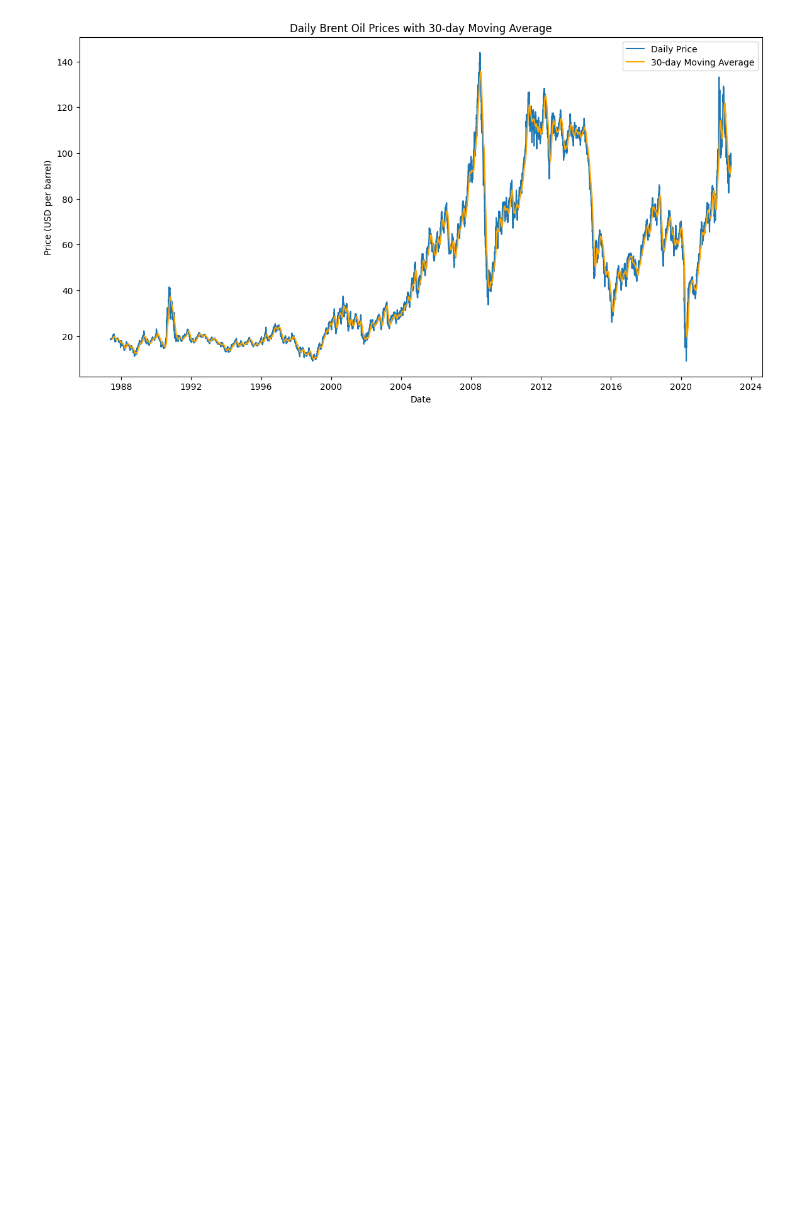
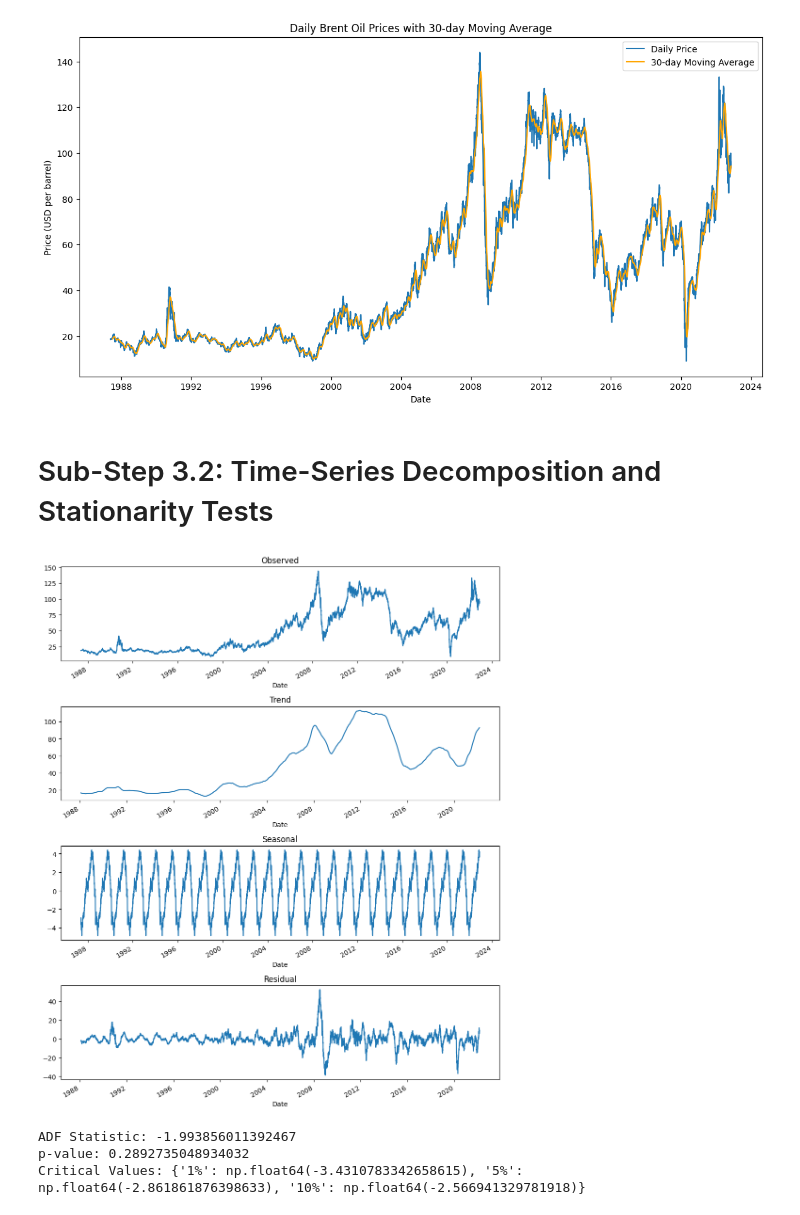
Before and after one commit to Birkity/birhan-energies-oil-price-analysis, a Jupyter notebook: notebooks/task_1.ipynb, the cells around one changed output. Saved outputs shown, nothing was run; the diff lists cells and outputs as text; code cells hidden in the pictures; blank space fills up the shorter version.

Commit message:
Decompose time series and conduct stationarity test on Brent oil prices data

```diff
--- a/notebooks/task_1.ipynb
+++ b/notebooks/task_1.ipynb
@@ -105,3 +105,28 @@ plt.legend()
 plt.show()
 # %% [output]
 [figure]
+# %% [markdown]
+# Sub-Step 3.2: Time-Series Decomposition and Stationarity Tests
+# %%
+from statsmodels.tsa.seasonal import seasonal_decompose
+from statsmodels.tsa.stattools import adfuller
+
+decomposition = seasonal_decompose(df['Price'], model='additive', period=365)
+
+fig, (ax1, ax2, ax3, ax4) = plt.subplots(4, 1, figsize=(10, 12))
+decomposition.observed.plot(ax=ax1, title='Observed')
+decomposition.trend.plot(ax=ax2, title='Trend')
+decomposition.seasonal.plot(ax=ax3, title='Seasonal')
+decomposition.resid.plot(ax=ax4, title='Residual')
+plt.tight_layout()
+plt.show()
+
+adf_test = adfuller(df_cleaned['Price'].dropna())
+print("ADF Statistic:", adf_test[0])
+print("p-value:", adf_test[1])
+print("Critical Values:", adf_test[4])
+# %% [output]
+[figure, added]
+ADF Statistic: -1.993856011392467
+p-value: 0.2892735048934032
+Critical Values: {'1%': np.float64(-3.4310783342658615), '5%': np.float64(-2.861861876398633), '10%': np.float64(-2.566941329781918)}
```
